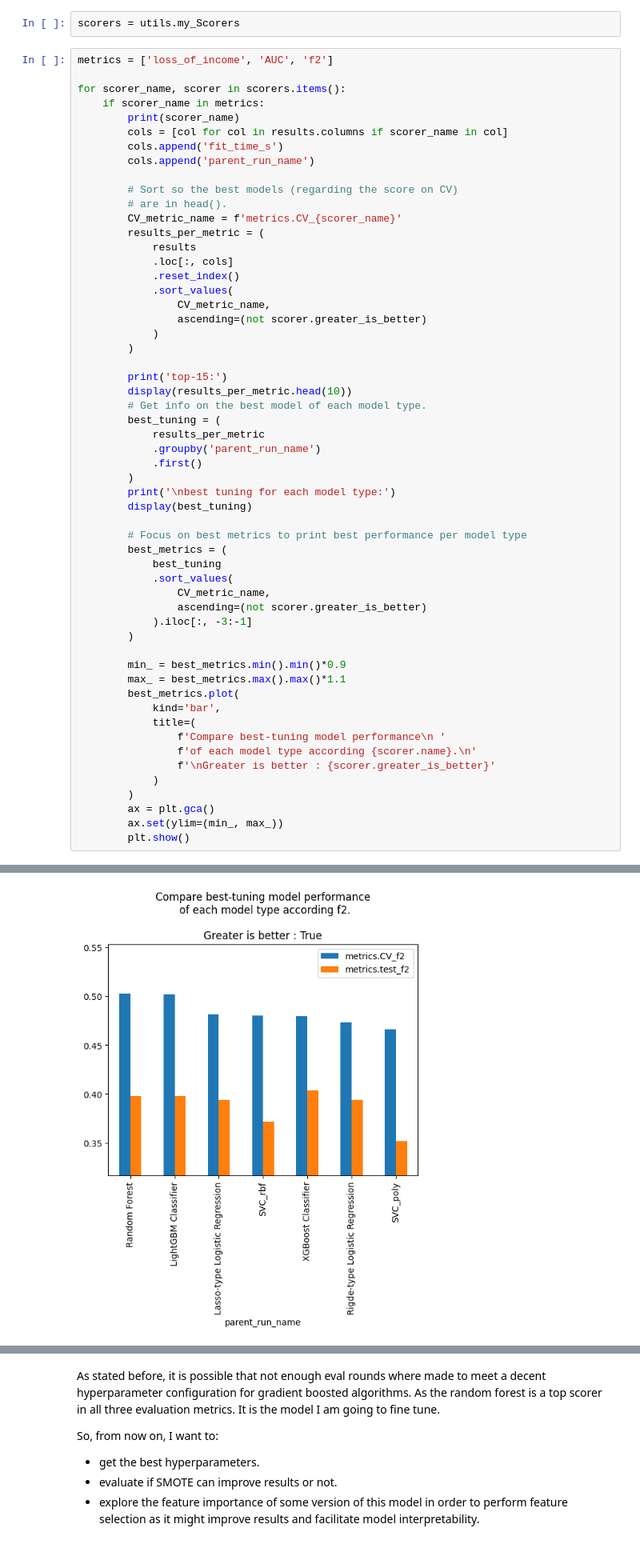
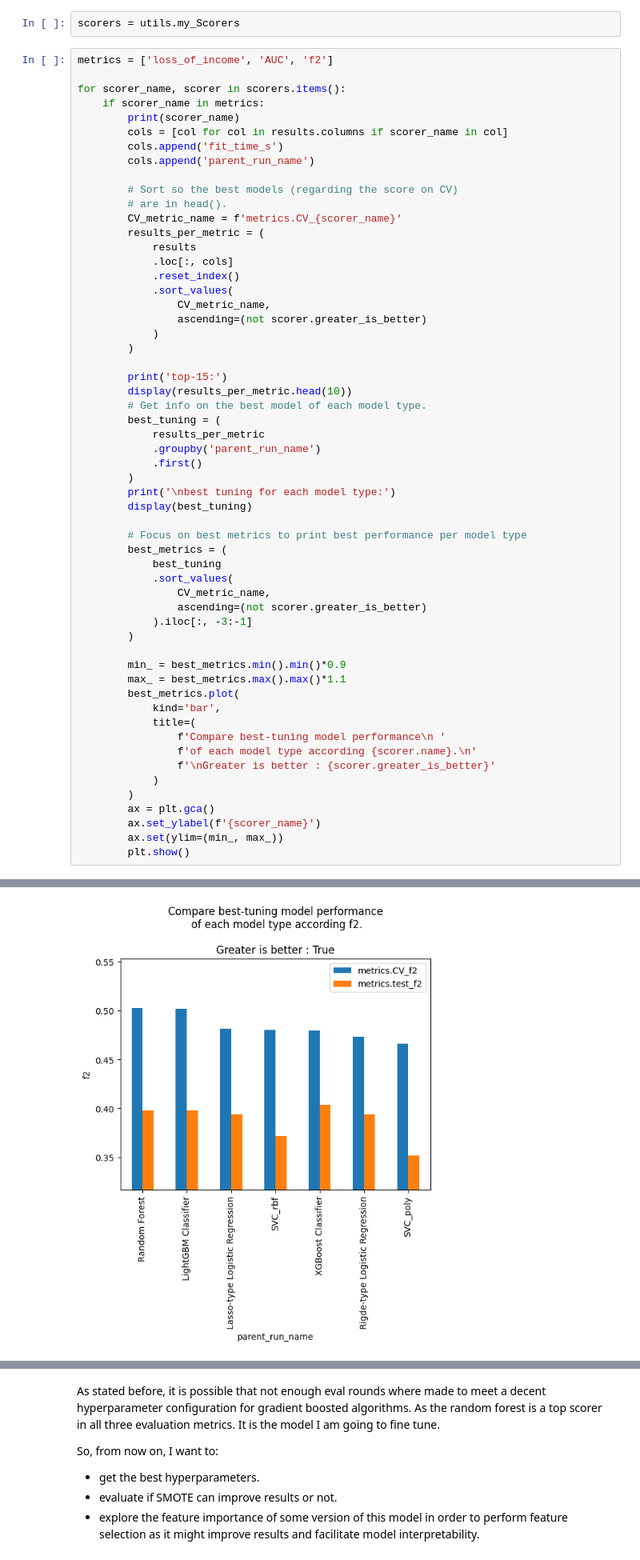
Before and after one commit to JulienfLeBoucher/OC_MLOps_credit_scoring, a Jupyter notebook: explore_mlflow_tracking.ipynb, the cells around one changed output, grey strips where cells are left out. Shown at 80% size. Saved outputs shown, nothing was run; the diff lists cells and outputs as text.

```diff
--- a/explore_mlflow_tracking.ipynb
+++ b/explore_mlflow_tracking.ipynb
@@ -241,6 +241,7 @@ for scorer_name, scorer in scorers.items():
             )
         )
         ax = plt.gca()
+        ax.set_ylabel(f'{scorer_name}')
         ax.set(ylim=(min_, max_))
         plt.show()
 # %% [output]
@@ -290,8 +291,8 @@ best tuning for each model type:
 | Rigde-type Logistic Regression | d1a9a4bf2fae476c8b5e3451677aa8d5 | 0.473204 | 0.394022 | 4.450 |
 | SVC_poly | e3288730c4e74207aa356f88bad20d0a | 0.466102 | 0.351906 | 14.109 |
 | SVC_rbf | 44a9bab20b94401583213e2c9bd6a7eb | 0.480072 | 0.371622 | 26.418 |
 | XGBoost Classifier | 05cc3d3e3bca472fb55c157fe71ff295 | 0.480000 | 0.403226 | 27.288 |
-[figure, old version]
+[figure, new version]
 loss_of_income
 top-15:
 |  | run_id | metrics.CV_loss_of_income | metrics.test_loss_of_income | fit_time_s | parent_run_name |
```
Also changed, not shown: parts of 9 cells of this notebook.
